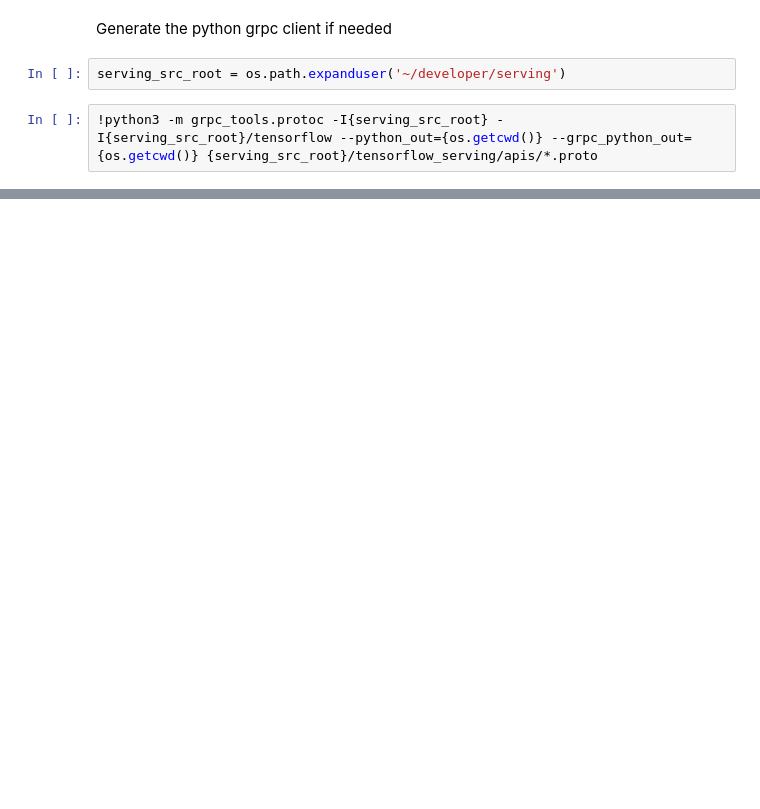
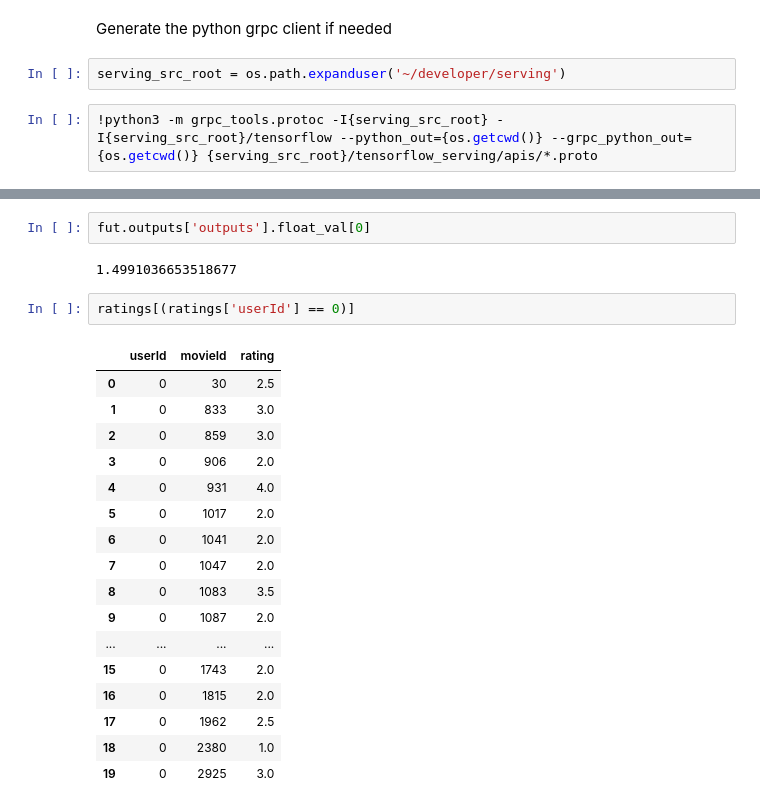
Before and after one commit to damienpontifex/fastai-course, a Jupyter notebook: deeplearning1/lesson4/lesson4.ipynb, the cells around one changed output, grey strips where cells are left out. Drawn from its saved outputs; the diff is of its cells as text; blank space fills up the shorter version.

```diff
--- a/deeplearning1/lesson4/lesson4.ipynb
+++ b/deeplearning1/lesson4/lesson4.ipynb
@@ -201,0 +296,24 @@ Wall time: 5.39 ms
+# %%
+fut.outputs['outputs'].float_val[0]
+# %% [output]
+1.4991036653518677
+# %%
+ratings[(ratings['userId'] == 0)]
+# %% [output]
+|  | userId | movieId | rating |
+| 0 | 0 | 30 | 2.5 |
+| 1 | 0 | 833 | 3.0 |
+| 2 | 0 | 859 | 3.0 |
+| 3 | 0 | 906 | 2.0 |
+| 4 | 0 | 931 | 4.0 |
+| 5 | 0 | 1017 | 2.0 |
+| 6 | 0 | 1041 | 2.0 |
+| 7 | 0 | 1047 | 2.0 |
+| 8 | 0 | 1083 | 3.5 |
+| 9 | 0 | 1087 | 2.0 |
+| ... | ... | ... | ... |
+| 15 | 0 | 1743 | 2.0 |
+| 16 | 0 | 1815 | 2.0 |
+| 17 | 0 | 1962 | 2.5 |
+| 18 | 0 | 2380 | 1.0 |
+| 19 | 0 | 2925 | 3.0 |
```
Also changed, not shown: parts of 37 cells of this notebook.
